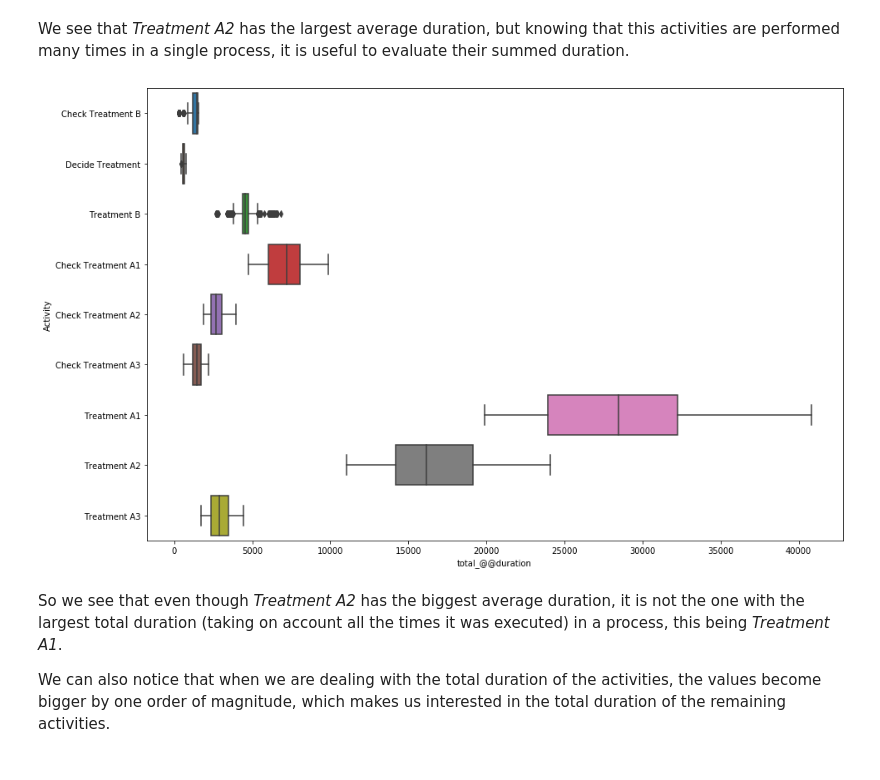
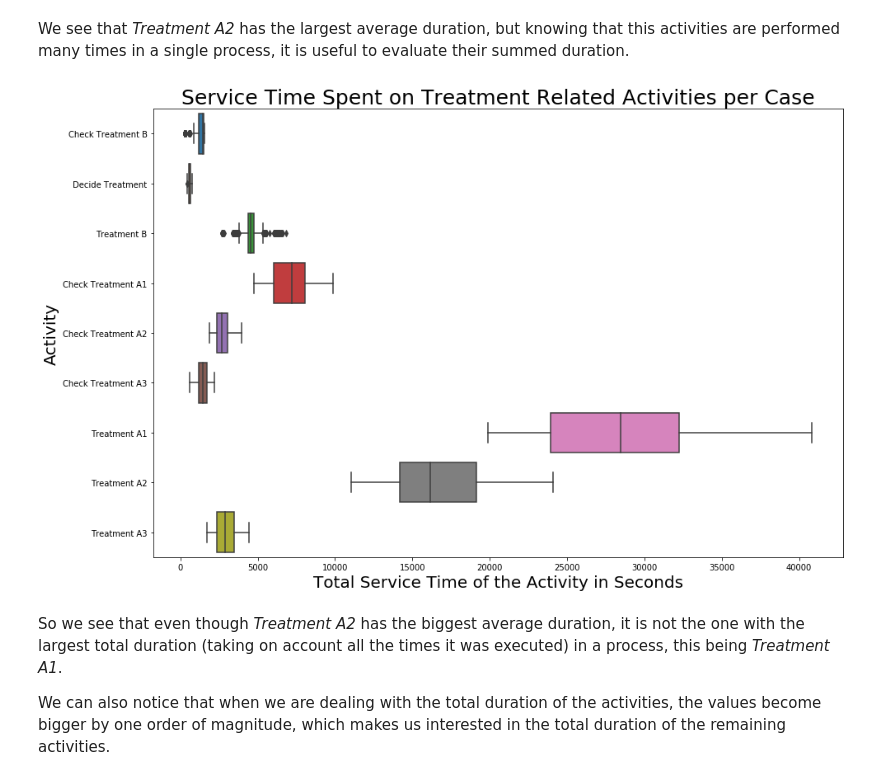
Before and after one commit to brunompacheco/APM-A1, a Jupyter notebook: notebooks/Q3_Performance.ipynb, the cells around one changed output. Cells and saved outputs as stored; diff of their text form; code cells hidden in the pictures.

```diff
--- a/notebooks/Q3_Performance.ipynb
+++ b/notebooks/Q3_Performance.ipynb
@@ -73,12 +79,15 @@ We see that _Treatment A2_ has the largest average duration, but knowing that th
 # %%
 df_activities_duration = (df_log.groupby(['Patient', 'Activity'])['@@duration'].sum()
                                 .reset_index().rename({'@@duration': 'total_@@duration'}, axis='columns'))
 df_treatment_durations = df_activities_duration[df_activities_duration['Activity'].str.contains('Treatment')]
 
-sns.boxplot(data=df_treatment_durations, y='Activity', x='total_@@duration', orient='h')
+ax = sns.boxplot(data=df_treatment_durations, y='Activity', x='total_@@duration', orient='h')
+ax.set_title("Service Time Spent on Treatment Related Activities per Case", size=25)
+ax.set_ylabel("Activity", size=20)
+ax.set_xlabel("Total Service Time of the Activity in Seconds", size=20)
 plt.show()
 # %% [output]
-[figure, old version]
+[figure, new version]
 # %% [markdown]
 So we see that even though _Treatment A2_ has the biggest average duration, it is not the one with the largest total duration (taking on account all the times it was executed) in a process, this being _Treatment A1_.
 
```
Also changed, not shown: parts of 18 cells of this notebook.
